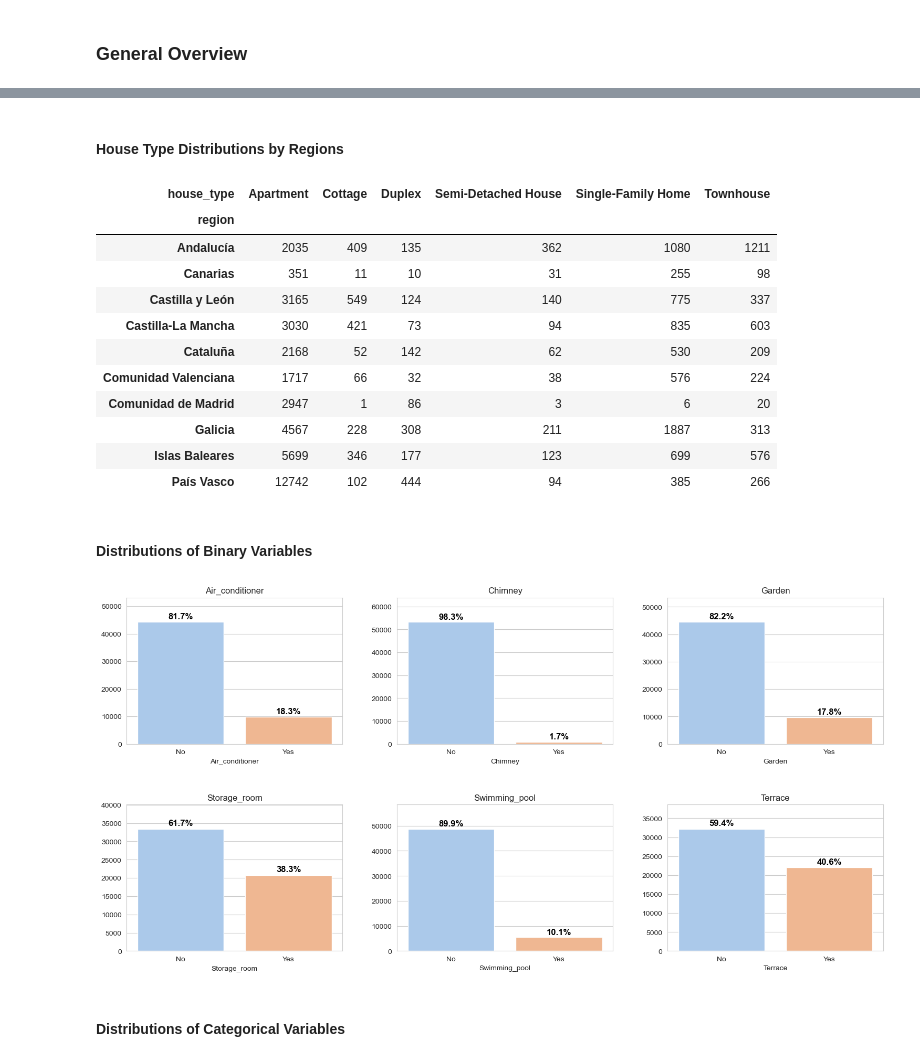
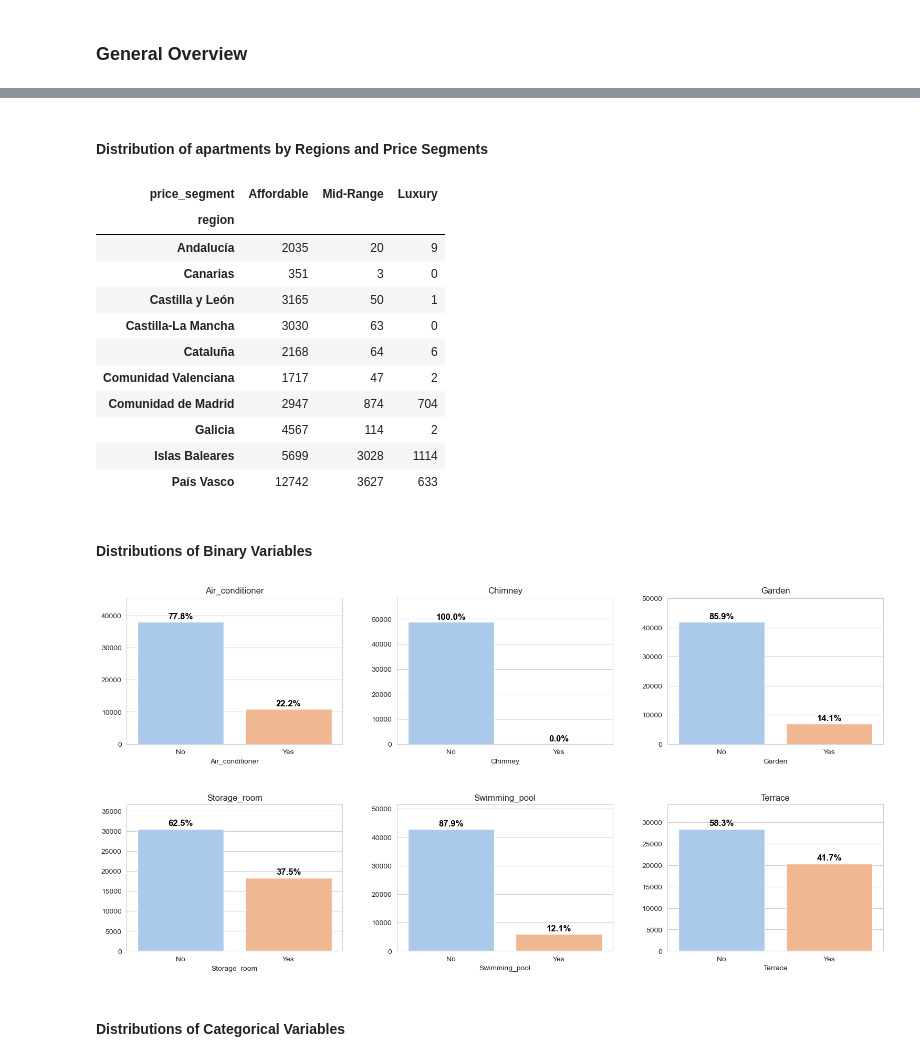
Before and after one commit to fer78/Data-Analytics-Final-Portfolio-Project, a Jupyter notebook: Data-Analytics-Final-Portfolio-Project.ipynb, the cells around one changed output, grey strips where cells are left out. Drawn from its saved outputs; the diff is of its cells as text; code cells hidden in the pictures.

```diff
--- a/Data-Analytics-Final-Portfolio-Project.ipynb
+++ b/Data-Analytics-Final-Portfolio-Project.ipynb
@@ -1329,3 +1339,12 @@ spain_housing = pd.read_csv('data/spain_housing.csv')
+# %%
+# Load the dataframe
+spain_housing = pd.read_csv('data/spain_housing.csv')
+
+# recovery ordered category type for 'price_segment' and 'size_category'
+price_order = ['Affordable', 'Mid-Range', 'Luxury']
+size_order = ['Small', 'Medium', 'Large']
+spain_housing['price_segment'] = pd.Categorical(spain_housing['price_segment'], categories=price_order, ordered=True)
+spain_housing['size_category'] = pd.Categorical(spain_housing['size_category'], categories=size_order, ordered=True)
 # %%
-# Filter by Affordable Segment
-affordable = spain_housing[spain_housing['price_segment'] == 'Affordable']
+# Filter by apartment house_type
+apartments = spain_housing[spain_housing['house_type'] == 'Apartment']
@@ -1403,28 +1397,27 @@ Name: count, dtype: int64
-# %% [markdown]
-#### House Type Distributions by Regions
+# %% [markdown]
+#### Distribution of apartments by Regions and Price Segments
 # %%
-# Housing type information by price segment
-count_df = affordable.groupby(['region', 'house_type'], observed=False).size().unstack(fill_value=0)
-count_df
+# Apartments distribution by price segment
+apartments.groupby(['region', 'price_segment']).size().unstack(fill_value=0)
 # %% [output]
-| house_type | Apartment | Cottage | Duplex | Semi-Detached House | Single-Family Home | Townhouse |
-| region |  |  |  |  |  |  |
-| Andalucía | 2035 | 409 | 135 | 362 | 1080 | 1211 |
-| Canarias | 351 | 11 | 10 | 31 | 255 | 98 |
-| Castilla y León | 3165 | 549 | 124 | 140 | 775 | 337 |
-| Castilla-La Mancha | 3030 | 421 | 73 | 94 | 835 | 603 |
-| Cataluña | 2168 | 52 | 142 | 62 | 530 | 209 |
-| Comunidad Valenciana | 1717 | 66 | 32 | 38 | 576 | 224 |
-| Comunidad de Madrid | 2947 | 1 | 86 | 3 | 6 | 20 |
-| Galicia | 4567 | 228 | 308 | 211 | 1887 | 313 |
-| Islas Baleares | 5699 | 346 | 177 | 123 | 699 | 576 |
-| País Vasco | 12742 | 102 | 444 | 94 | 385 | 266 |
+| price_segment | Affordable | Mid-Range | Luxury |
+| region |  |  |  |
+| Andalucía | 2035 | 20 | 9 |
+| Canarias | 351 | 3 | 0 |
+| Castilla y León | 3165 | 50 | 1 |
+| Castilla-La Mancha | 3030 | 63 | 0 |
+| Cataluña | 2168 | 64 | 6 |
+| Comunidad Valenciana | 1717 | 47 | 2 |
+| Comunidad de Madrid | 2947 | 874 | 704 |
+| Galicia | 4567 | 114 | 2 |
+| Islas Baleares | 5699 | 3028 | 1114 |
+| País Vasco | 12742 | 3627 | 633 |
 # %% [markdown]
 #### Distributions of Binary Variables
 # %%
-binary_categorical_view(affordable)
+binary_categorical_view(apartments)
 # %% [output]
-[figure, old version]
+[figure, new version]
 # %% [markdown]
 #### Distributions of Categorical Variables
 # %%
```
Also changed, not shown: parts of 36 cells of this notebook, 2 other files.
